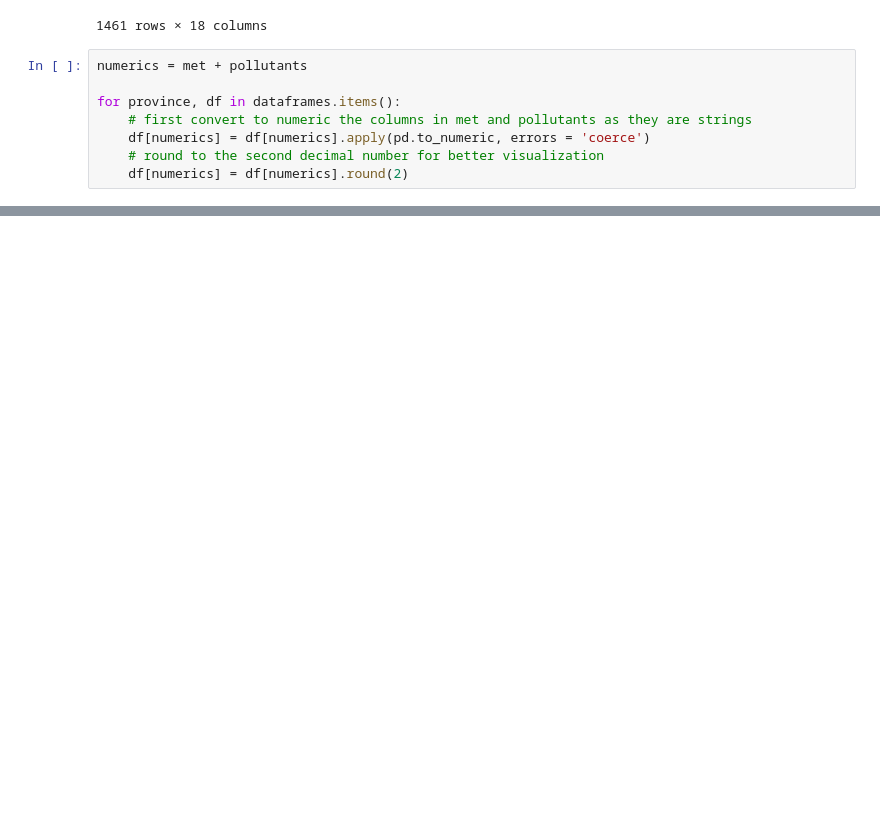
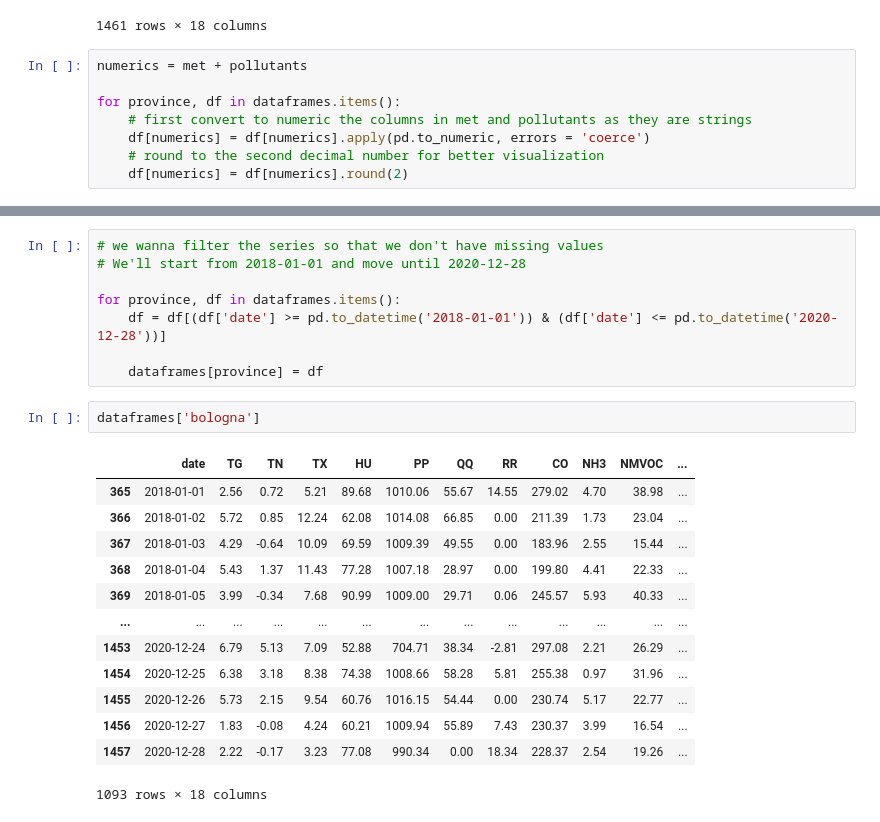
Before and after one commit to AndreFerrero/time-series-clustering, a Jupyter notebook: scripts/setup.ipynb, the cells around one changed output, grey strips where cells are left out. Drawn from its saved outputs; the diff is of its cells as text; blank space fills up the shorter version.

```diff
--- a/scripts/setup.ipynb
+++ b/scripts/setup.ipynb
@@ -126 +186,25 @@ dataframes['bologna']
 1461 rows × 18 columns
+# %%
+# we wanna filter the series so that we don't have missing values
+# We'll start from 2018-01-01 and move until 2020-12-28
+
+for province, df in dataframes.items():
+    df = df[(df['date'] >= pd.to_datetime('2018-01-01')) & (df['date'] <= pd.to_datetime('2020-12-28'))]
+
+    dataframes[province] = df
+# %%
+dataframes['bologna']
+# %% [output]
+|  | date | TG | TN | TX | HU | PP | QQ | RR | CO | NH3 | NMVOC | ... |
+| 365 | 2018-01-01 | 2.56 | 0.72 | 5.21 | 89.68 | 1010.06 | 55.67 | 14.55 | 279.02 | 4.70 | 38.98 | ... |
+| 366 | 2018-01-02 | 5.72 | 0.85 | 12.24 | 62.08 | 1014.08 | 66.85 | 0.00 | 211.39 | 1.73 | 23.04 | ... |
+| 367 | 2018-01-03 | 4.29 | -0.64 | 10.09 | 69.59 | 1009.39 | 49.55 | 0.00 | 183.96 | 2.55 | 15.44 | ... |
+| 368 | 2018-01-04 | 5.43 | 1.37 | 11.43 | 77.28 | 1007.18 | 28.97 | 0.00 | 199.80 | 4.41 | 22.33 | ... |
+| 369 | 2018-01-05 | 3.99 | -0.34 | 7.68 | 90.99 | 1009.00 | 29.71 | 0.06 | 245.57 | 5.93 | 40.33 | ... |
+| ... | ... | ... | ... | ... | ... | ... | ... | ... | ... | ... | ... | ... |
+| 1453 | 2020-12-24 | 6.79 | 5.13 | 7.09 | 52.88 | 704.71 | 38.34 | -2.81 | 297.08 | 2.21 | 26.29 | ... |
+| 1454 | 2020-12-25 | 6.38 | 3.18 | 8.38 | 74.38 | 1008.66 | 58.28 | 5.81 | 255.38 | 0.97 | 31.96 | ... |
+| 1455 | 2020-12-26 | 5.73 | 2.15 | 9.54 | 60.76 | 1016.15 | 54.44 | 0.00 | 230.74 | 5.17 | 22.77 | ... |
+| 1456 | 2020-12-27 | 1.83 | -0.08 | 4.24 | 60.21 | 1009.94 | 55.89 | 7.43 | 230.37 | 3.99 | 16.54 | ... |
+| 1457 | 2020-12-28 | 2.22 | -0.17 | 3.23 | 77.08 | 990.34 | 0.00 | 18.34 | 228.37 | 2.54 | 19.26 | ... |
+1093 rows × 18 columns
```
Also changed, not shown: parts of 15 cells of this notebook.
